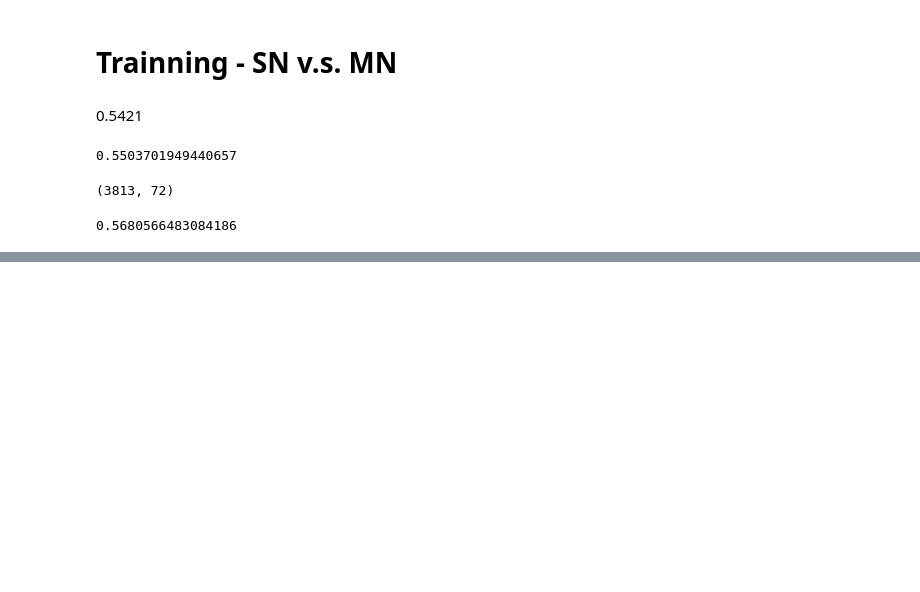
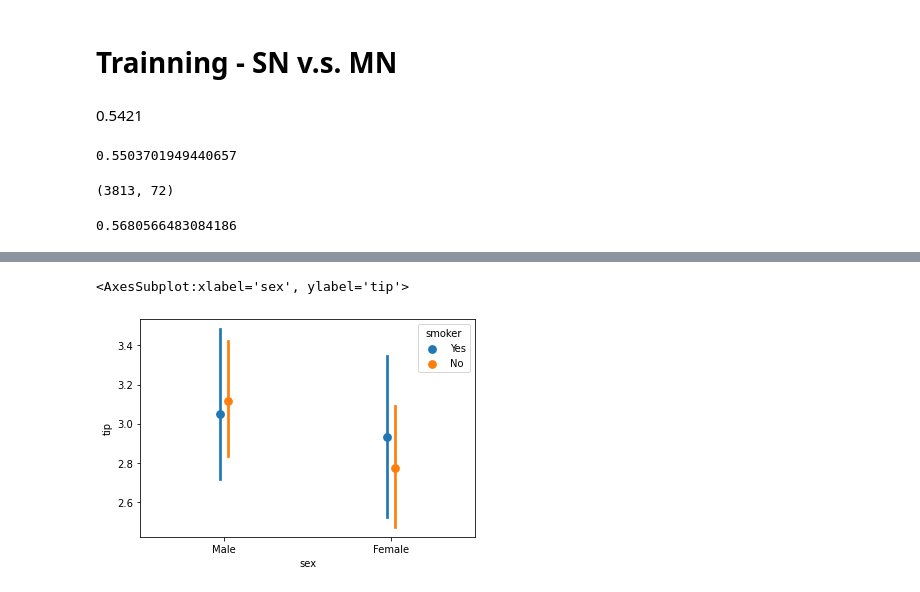
Before and after one commit to FleischerResearchLab/EEG-Familiarity-Prediction, a Jupyter notebook: SN_vs_MN_Scott.ipynb, the cells around one changed output, grey strips where cells are left out. Cells and saved outputs as stored; diff of their text form; code cells hidden in the pictures; blank space fills up the shorter version.

```diff
--- a/SN_vs_MN_Scott.ipynb
+++ b/SN_vs_MN_Scott.ipynb
@@ -190,0 +212,10 @@ x_axis
+# %%
+import seaborn as sns
+%matplotlib inline
+
+tips = sns.load_dataset('tips')
+sns.pointplot('sex', 'tip', hue='smoker',
+    data=tips, dodge=True, join=False)
+# %% [output]
+<AxesSubplot:xlabel='sex', ylabel='tip'>
+[figure, added]
```
Also changed, not shown: parts of 13 cells of this notebook, 1 other file.
